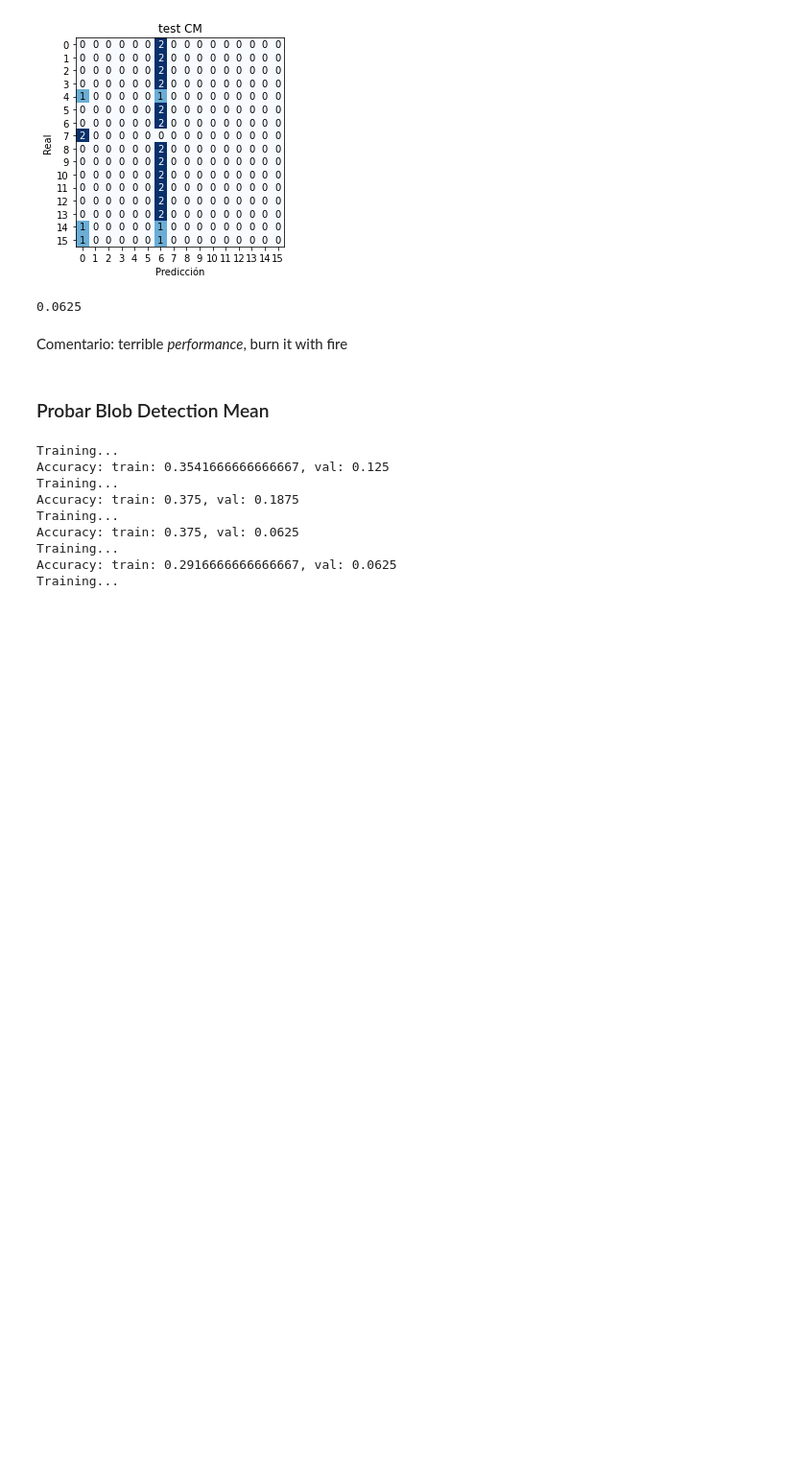
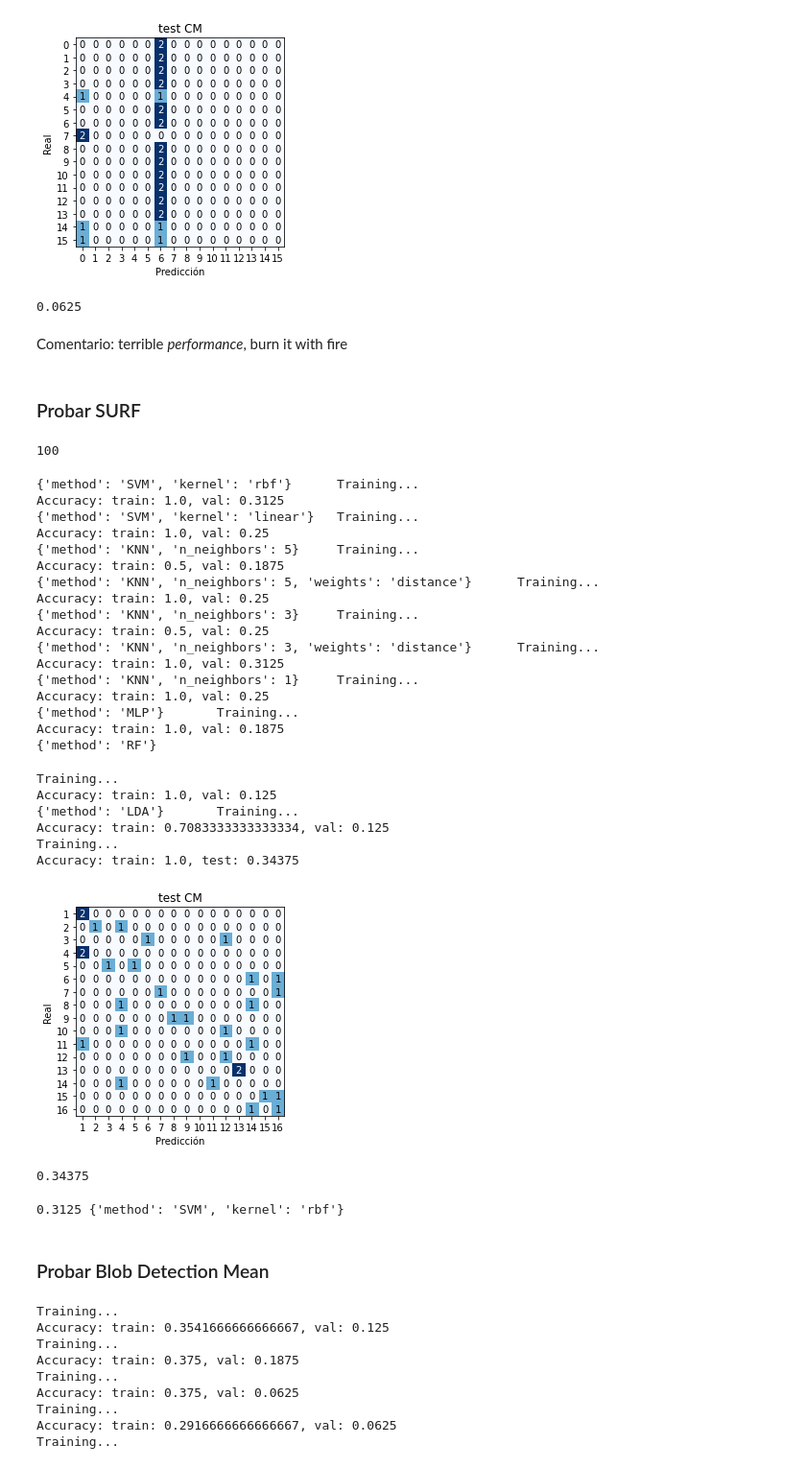
Before and after one commit to yerkko/pattern_recognition, a Jupyter notebook: codigo/experiments.ipynb, the cells around one changed output. Shown at 96% size. Saved outputs shown, nothing was run; the diff lists cells and outputs as text; code cells hidden in the pictures; blank space fills up the shorter version.

```diff
--- a/codigo/experiments.ipynb
+++ b/codigo/experiments.ipynb
@@ -780,6 +1162,48 @@ Accuracy: train: 0.08333333333333333, test: 0.0625
 0.0625
 # %% [markdown]
 Comentario: terrible *performance*, burn it with fire
+# %% [markdown]
+### Probar SURF
+# %%
+surf_cols = [col for col in df_A.columns if col.startswith('surf') and not col.endswith('_nonorm')]
+# surf_cols = [f'surf_{idx}' for idx in range(8*64)]
+len(surf_cols)
+# %% [output]
+100
+# %%
+best_acc, best_strategy = find_best_strategy(df_A, surf_cols, COMMON_STRATEGIES)
+
+run_experiment(df_A, surf_cols, option='test', show_cm=True,  **best_strategy)
+# %% [output]
+{'method': 'SVM', 'kernel': 'rbf'}      Training...
+Accuracy: train: 1.0, val: 0.3125
+{'method': 'SVM', 'kernel': 'linear'}   Training...
+Accuracy: train: 1.0, val: 0.25
+{'method': 'KNN', 'n_neighbors': 5}     Training...
+Accuracy: train: 0.5, val: 0.1875
+{'method': 'KNN', 'n_neighbors': 5, 'weights': 'distance'}      Training...
+Accuracy: train: 1.0, val: 0.25
+{'method': 'KNN', 'n_neighbors': 3}     Training...
+Accuracy: train: 0.5, val: 0.25
+{'method': 'KNN', 'n_neighbors': 3, 'weights': 'distance'}      Training...
+Accuracy: train: 1.0, val: 0.3125
+{'method': 'KNN', 'n_neighbors': 1}     Training...
+Accuracy: train: 1.0, val: 0.25
+{'method': 'MLP'}       Training...
+Accuracy: train: 1.0, val: 0.1875
+{'method': 'RF'}
+Training...
+Accuracy: train: 1.0, val: 0.125
+{'method': 'LDA'}       Training...
+Accuracy: train: 0.7083333333333334, val: 0.125
+Training...
+Accuracy: train: 1.0, test: 0.34375
+[figure, added]
+0.34375
+# %%
+print(best_acc, best_strategy)
+# %% [output]
+0.3125 {'method': 'SVM', 'kernel': 'rbf'}
 # %% [markdown]
 ### Probar Blob Detection Mean
 # %%
```
Also changed, not shown: parts of 63 cells of this notebook, 3 other files.
